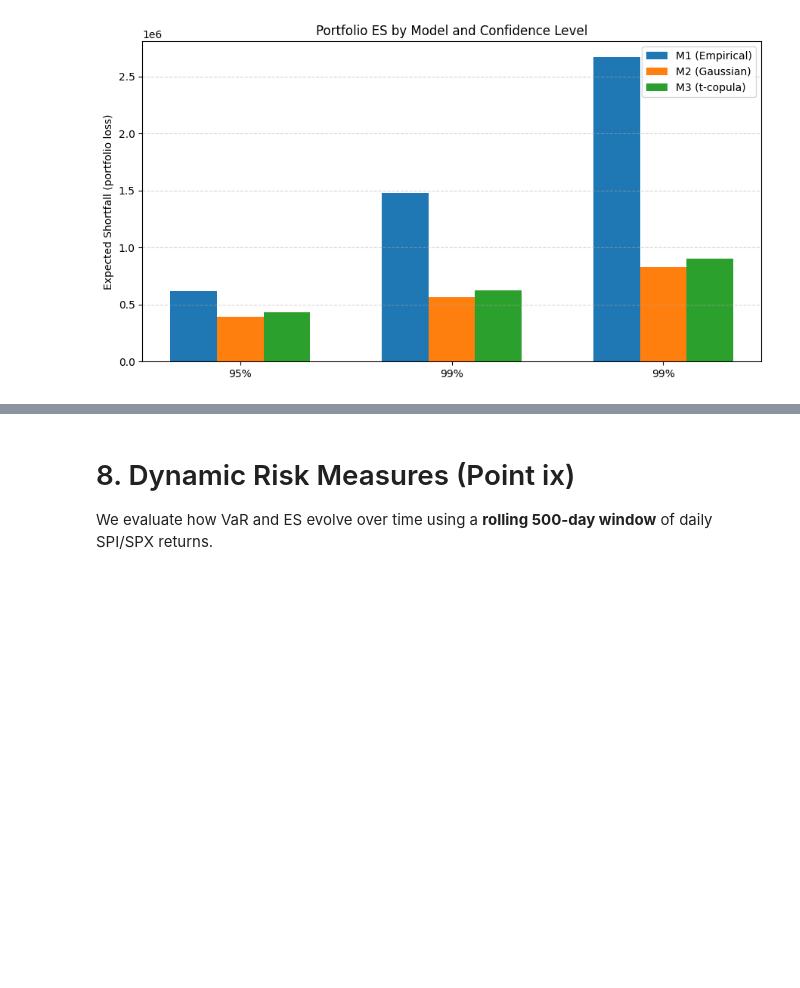
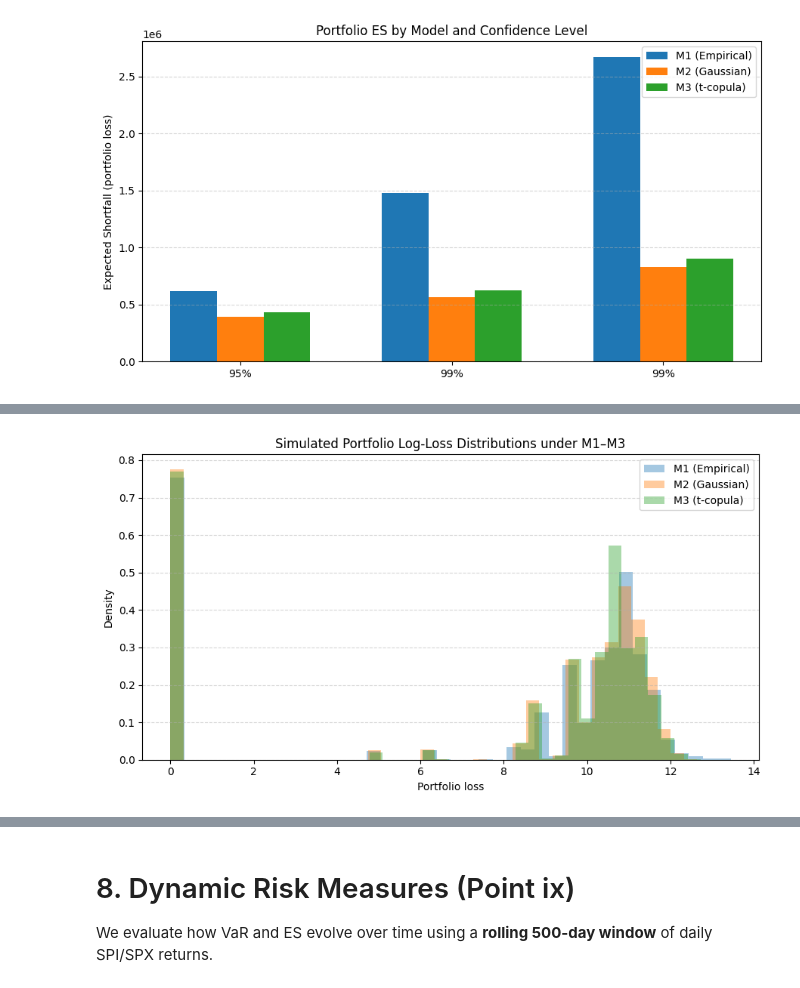
Before and after one commit to juanfp02/quant-risk-management, a Jupyter notebook: main.ipynb, the cells around one changed output, grey strips where cells are left out. Drawn from its saved outputs; the diff is of its cells as text; code cells hidden in the pictures; blank space fills up the shorter version.

```diff
--- a/main.ipynb
+++ b/main.ipynb
@@ -603,0 +590,19 @@ plt.show()
+# %%
+fig, ax = plt.subplots(figsize=(9, 5))
+L_M1_log = np.log(L_M1+1)
+L_M2_log = np.log(L_M2+1)
+L_M3_log = np.log(L_M3+1)
+ax.hist(L_M1_log, bins=40, density=True, alpha=0.4, label="M1 (Empirical)")
+ax.hist(L_M2_log, bins=40, density=True, alpha=0.4, label="M2 (Gaussian)")
+ax.hist(L_M3_log, bins=40, density=True, alpha=0.4, label="M3 (t-copula)")
+
+ax.set_xlabel("Portfolio loss")
+ax.set_ylabel("Density")
+ax.set_title("Simulated Portfolio Log-Loss Distributions under M1–M3")
+ax.legend()
+ax.grid(axis="y", linestyle="--", alpha=0.5)
+
+plt.tight_layout()
+plt.show()
+# %% [output]
+[figure, added]
```
Also changed, not shown: parts of 8 cells of this notebook.
